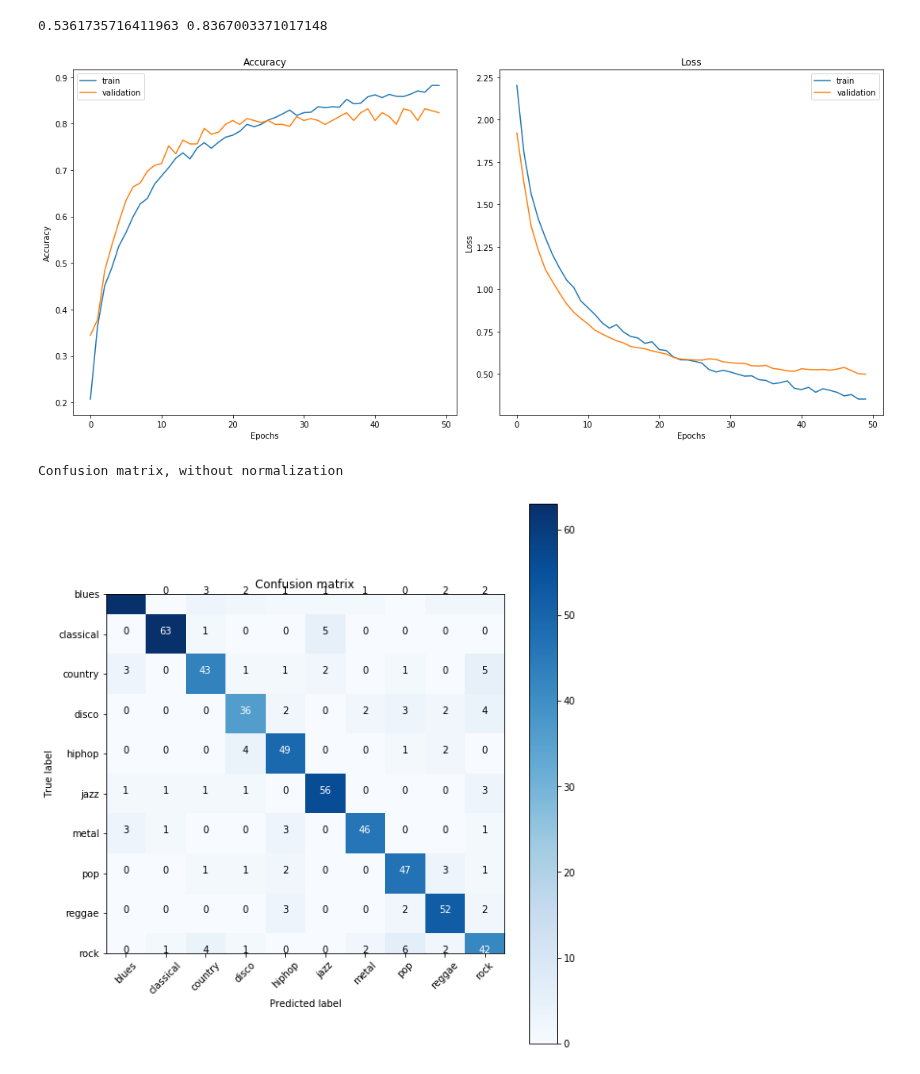
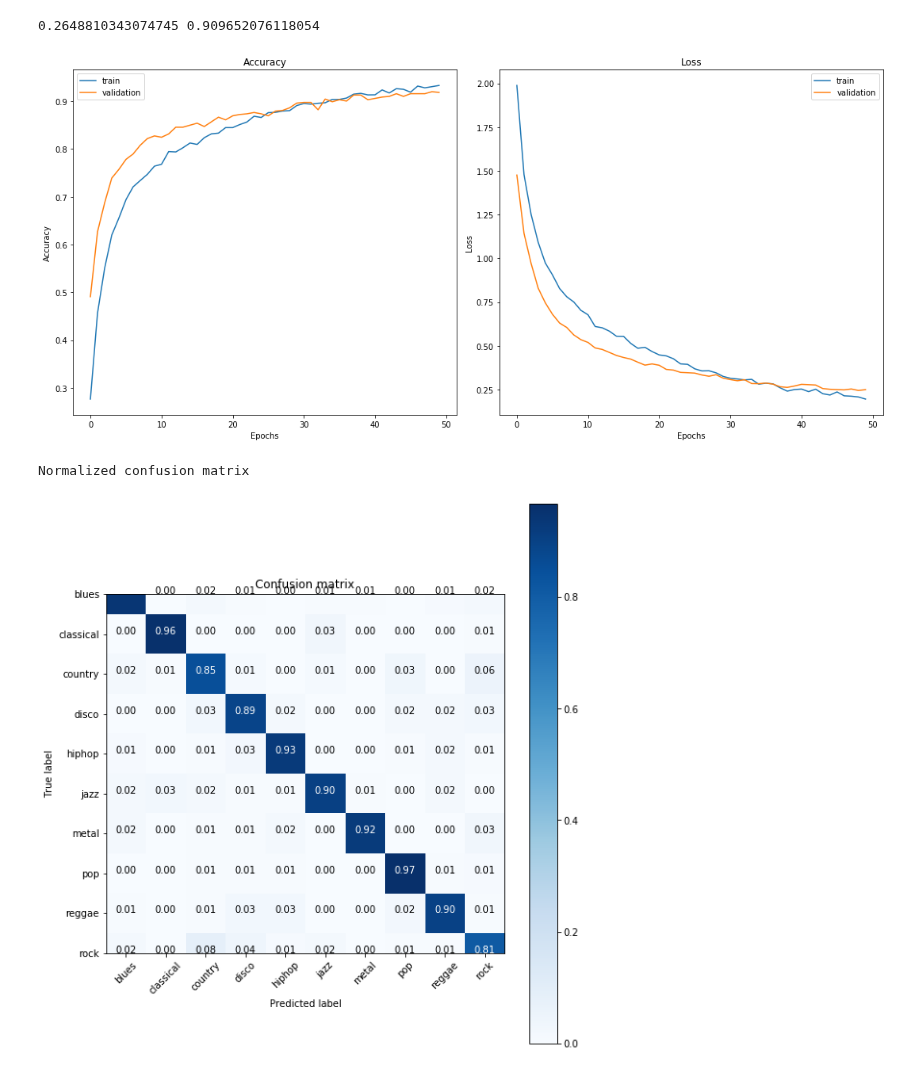
Before and after one commit to maxsanchezdp/final_project_data, a Jupyter notebook: dense_nn-Copy1.ipynb, the cells around one changed output. Cells and saved outputs as stored; diff of their text form; code cells hidden in the pictures.

```diff
--- a/dense_nn-Copy1.ipynb
+++ b/dense_nn-Copy1.ipynb
@@ -21,10 +23,9 @@ genres = {'blues': 0, 'classical': 1, 'country': 2, 'disco': 3, 'hiphop': 4,
           'jazz': 5, 'metal': 6, 'pop': 7, 'reggae': 8, 'rock': 9}
 # %%
 #cargo csvs:
-data=pd.read_csv("./Features/features3.csv")#training data
-t1data=pd.read_csv("./Features/features_test_1.csv")#test songs 1 row
-t2data=pd.read_csv("./Features/features_test_2.csv")#test songs 2 rows
-t3data=pd.read_csv("./Features/features_test_3.csv")#test songs 3 rows
+data=pd.read_csv("./Features/features_augmented.csv")#training data
+t1data=pd.read_csv("./Features/features_augmented_t1.csv")#test songs 1 row
+t3data=pd.read_csv("./Features/features_augmented_t3.csv")#test songs 3 rows
 # %%
 X=data.drop('genre',axis=1)
 Xt1=t1data.drop('genre',axis=1)
@@ -99,7 +116,7 @@ test_loss, test_acc = model1.evaluate(X_test,y_test)
 # %%
 print(test_loss, test_acc)
 # %% [output]
-0.5361735716411963 0.8367003371017148
+0.2648810343074745 0.909652076118054
 # %%
 plt.figure(figsize=(15,7))
 
@@ -122,7 +139,7 @@ plt.legend()
 plt.tight_layout()
 plt.show()
 # %% [output]
-[figure, old version]
+[figure, new version]
 # %%
 #http://scikit-learn.org/stable/auto_examples/model_selection/plot_confusion_matrix.html
 def plot_confusion_matrix(cm, classes,
@@ -159,14 +176,14 @@ def plot_confusion_matrix(cm, classes,
 # %%
 from sklearn.metrics import confusion_matrix
 preds = model1.predict_classes(X_test)
 cm = confusion_matrix(preds,y_test)
 keys = OrderedDict(sorted(genres.items(), key=lambda t: t[1])).keys()
 
 plt.figure(figsize=(8,8))
-plot_confusion_matrix(cm, keys, normalize=False)
+plot_confusion_matrix(cm, keys, normalize=True)
 # %% [output]
-Confusion matrix, without normalization
+Normalized confusion matrix
-[figure, old version]
+[figure, new version]
 # %%
 #
 test_loss, test_acc = model1.evaluate(Xt1,yt1)
```
Also changed, not shown: parts of 15 cells of this notebook, 4 other files.
